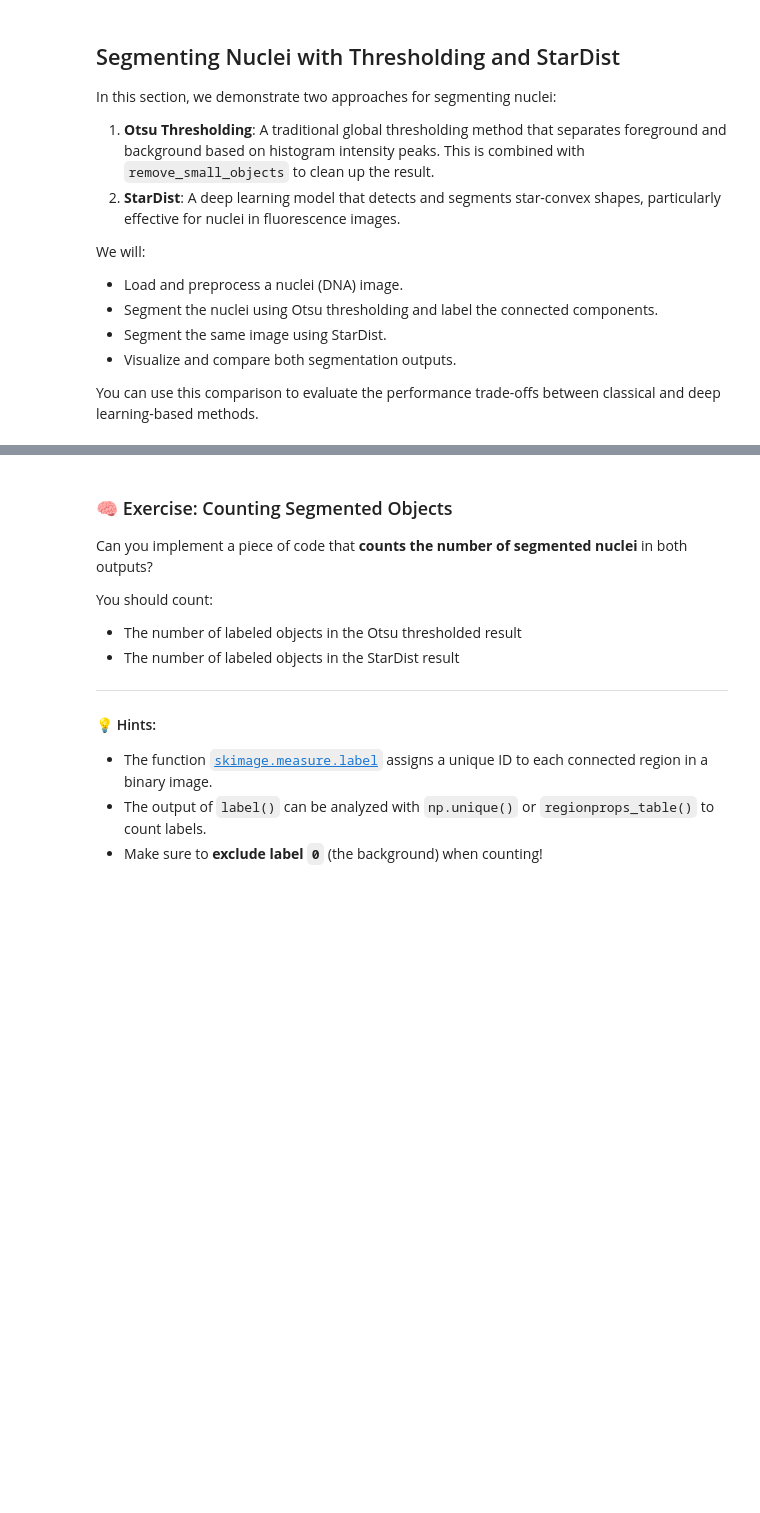
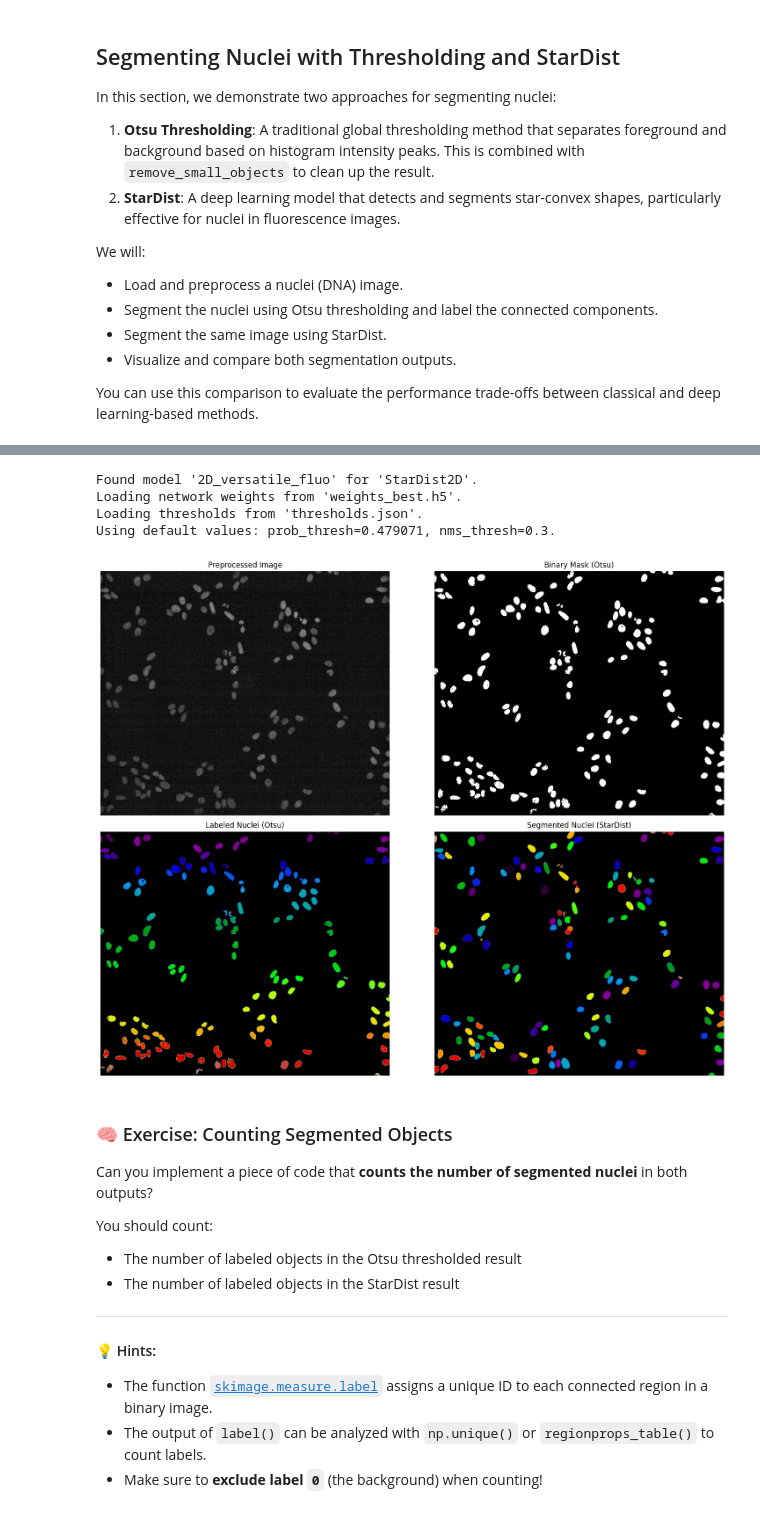
Before and after one commit to mirandaresearchlab/IBP-workshop-unicamp, a Jupyter notebook: notebooks/segmentation.ipynb, the cells around one changed output, grey strips where cells are left out. Cells and saved outputs as stored; diff of their text form; code cells hidden in the pictures; blank space fills up the shorter version.

```diff
--- a/notebooks/segmentation.ipynb
+++ b/notebooks/segmentation.ipynb
@@ -140,23 +125,23 @@ We will:
 You can use this comparison to evaluate the performance trade-offs between classical and deep learning-based methods.
 # %%
 
-# === Parameters ===
-image_path = Path("../data_day2-3/JUMP-CP_mini/Brefeldin-A-like/Orig/DNA/CP1-SC1-08_P06_T0001F001L01A01Z01C01.tif")
+# Parameters
+image_path = Path("/Users/giselemiranda/MirandaLab/Collaborations/Marcelo-Unicamp/workshop-unicamp/data_day2-3/JUMP-CP_mini/Brefeldin-A-like/Orig/DNA/CP1-SC1-08_P06_T0001F001L01A01Z01C01.tif")
 method = "otsu"
 min_size = 50
 
-# === Load & preprocess image ===
+# Load & preprocess image
 preprocessed = load_and_preprocess_mito_image(image_path)  # Reuse same function
 
-# === Segment with global thresholding (Otsu) ===
+# Segment with global thresholding (Otsu)
 binary_thresh = apply_global_threshold(preprocessed, method=method, min_size=min_size)
 labeled_thresh = label(binary_thresh)
 
-# === Segment with StarDist ===
+# Segment with StarDist
 model = StarDist2D.from_pretrained("2D_versatile_fluo")  # DNA-style data
 stardist_labels, _ = model.predict_instances(normalize(preprocessed))
 
-# === Plotting ===
+# Plotting
 fig, axs = plt.subplots(2, 2, figsize=(16, 12))
 axs = axs.ravel()  # Flatten to 1D for easier indexing
 
@@ -177,3 +162,4 @@ for ax in axs:
 
 plt.tight_layout()
 plt.show()
+# %% [output]
@@ -180,3 +167,8 @@ plt.show()
+Found model '2D_versatile_fluo' for 'StarDist2D'.
+Loading network weights from 'weights_best.h5'.
+Loading thresholds from 'thresholds.json'.
+Using default values: prob_thresh=0.479071, nms_thresh=0.3.
+[figure, added]
 # %% [markdown]
 ### 🧠 Exercise: Counting Segmented Objects
 
```
Also changed, not shown: parts of 12 cells of this notebook, 3 other files.
